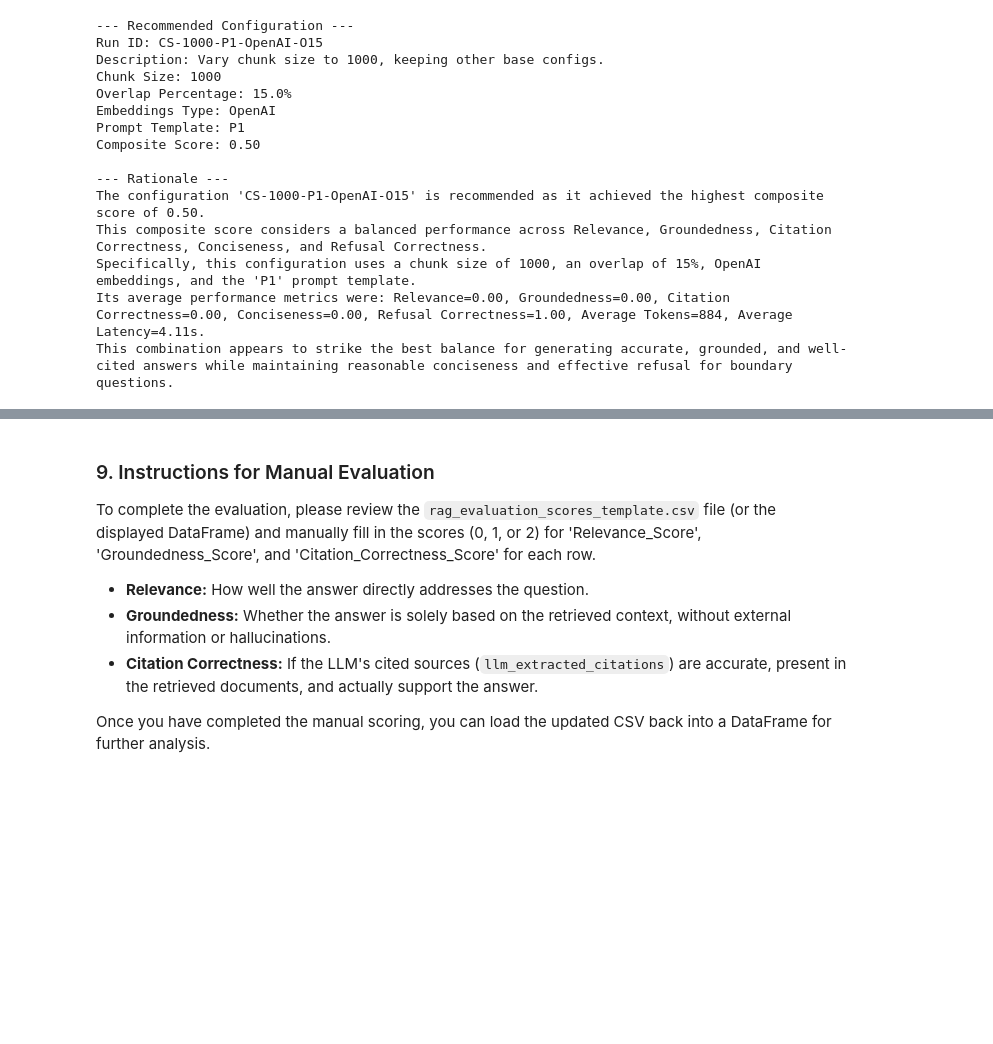
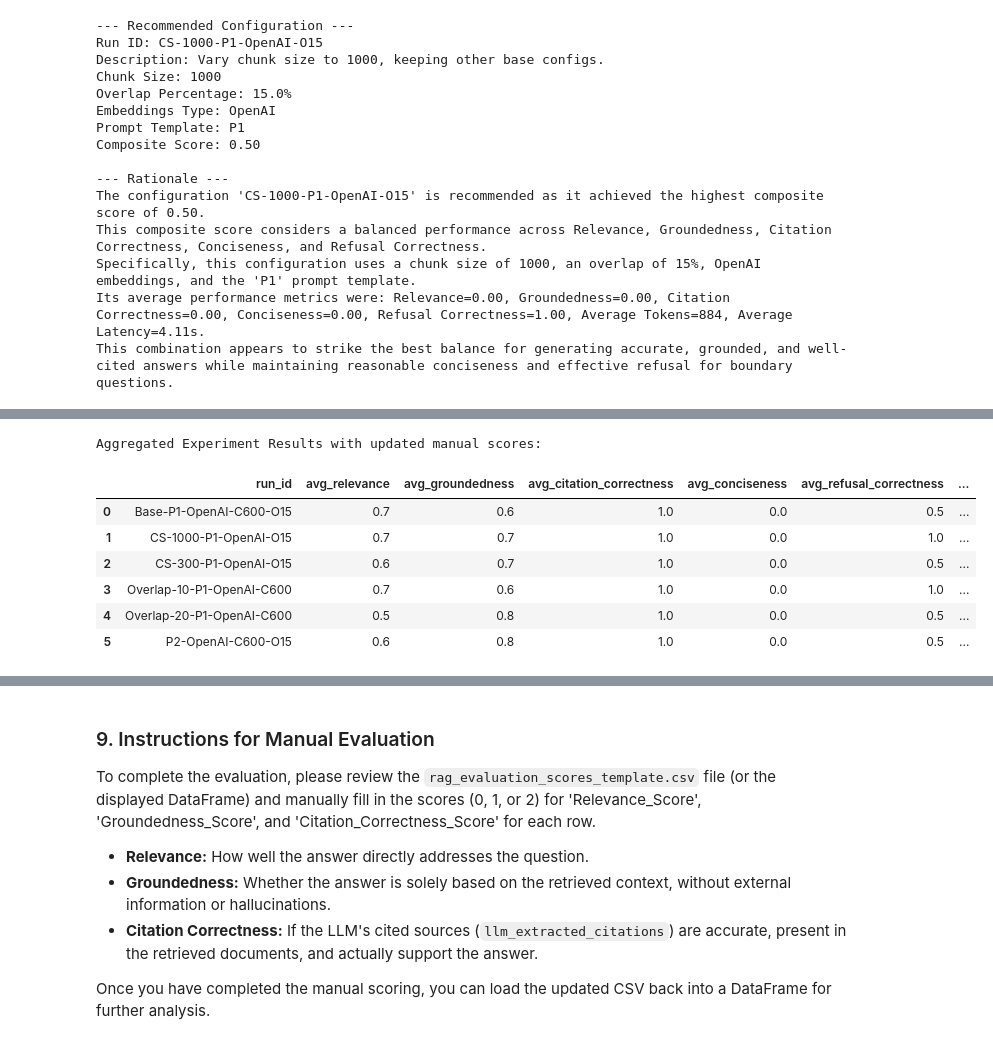
Before and after one commit to abilashkannanv/AIML, a Jupyter notebook: RAG.ipynb, the cells around one changed output, grey strips where cells are left out. Drawn from its saved outputs; the diff is of its cells as text; code cells hidden in the pictures; blank space fills up the shorter version.

```diff
--- a/RAG.ipynb
+++ b/RAG.ipynb
@@ -904,0 +907,8 @@ This combination appears to strike the best balance for generating accurate, gro
+# %%
+import pandas as pd
+
+# Load the updated evaluation scores from the template CSV
+manual_scored_df = pd.read_csv('rag_evaluation_scores_template.csv')
+
+print("Updated evaluation DataFrame loaded with manual scores:")
+display(manual_scored_df.head())
@@ -904,0 +923,44 @@ This combination appears to strike the best balance for generating accurate, gro
+# %%
+# Ensure score columns are numeric, coercing errors for cases where manual input might be missing
+# Fill NaN values with a default (e.g., 0) if a score was not provided, but ideally they should be filled manually.
+for col in ['Relevance_Score', 'Groundedness_Score', 'Citation_Correctness_Score']:
+    manual_scored_df[col] = pd.to_numeric(manual_scored_df[col], errors='coerce').fillna(0) # Default to 0 if NaN after manual scoring
+
+# Convert 'Refusal_Correct' to a numeric score for aggregation: Yes=1, No=0, N/A=NaN
+def refusal_to_score(refusal_status):
+    if refusal_status == 'Yes':
+        return 1
+    elif refusal_status == 'No':
+        return 0
+    return pd.NA
+
+manual_scored_df['Refusal_Score'] = manual_scored_df['Refusal_Correct'].apply(refusal_to_score)
+
+# Group by run_id and calculate average scores
+# Also include average token count and latency
+aggregated_scores = manual_scored_df.groupby('run_id').agg(
+    avg_relevance=('Relevance_Score', 'mean'),
+    avg_groundedness=('Groundedness_Score', 'mean'),
+    avg_citation_correctness=('Citation_Correctness_Score', 'mean'),
+    avg_conciseness=('Conciseness_Score', 'mean'),
+    avg_refusal_correctness=('Refusal_Score', lambda x: x.dropna().mean()), # Mean only for non-N/A
+    avg_token_count=('token_count', 'mean'),
+    avg_latency_seconds=('latency_seconds', 'mean')
+).reset_index()
+
+# Merge with the experiments_grid to get configuration details
+experiments_df = pd.DataFrame(experiments_grid)
+analysis_df = pd.merge(aggregated_scores, experiments_df, on='run_id')
+
+# Display the aggregated analysis table
+print("Aggregated Experiment Results with updated manual scores:")
+display(analysis_df.round(2))
+# %% [output]
+Aggregated Experiment Results with updated manual scores:
+|  | run_id | avg_relevance | avg_groundedness | avg_citation_correctness | avg_conciseness | avg_refusal_correctness | ... |
+| 0 | Base-P1-OpenAI-C600-O15 | 0.7 | 0.6 | 1.0 | 0.0 | 0.5 | ... |
+| 1 | CS-1000-P1-OpenAI-O15 | 0.7 | 0.7 | 1.0 | 0.0 | 1.0 | ... |
+| 2 | CS-300-P1-OpenAI-O15 | 0.6 | 0.7 | 1.0 | 0.0 | 0.5 | ... |
+| 3 | Overlap-10-P1-OpenAI-C600 | 0.7 | 0.6 | 1.0 | 0.0 | 1.0 | ... |
+| 4 | Overlap-20-P1-OpenAI-C600 | 0.5 | 0.8 | 1.0 | 0.0 | 0.5 | ... |
+| 5 | P2-OpenAI-C600-O15 | 0.6 | 0.8 | 1.0 | 0.0 | 0.5 | ... |
```
Also changed, not shown: parts of 3 cells of this notebook.
